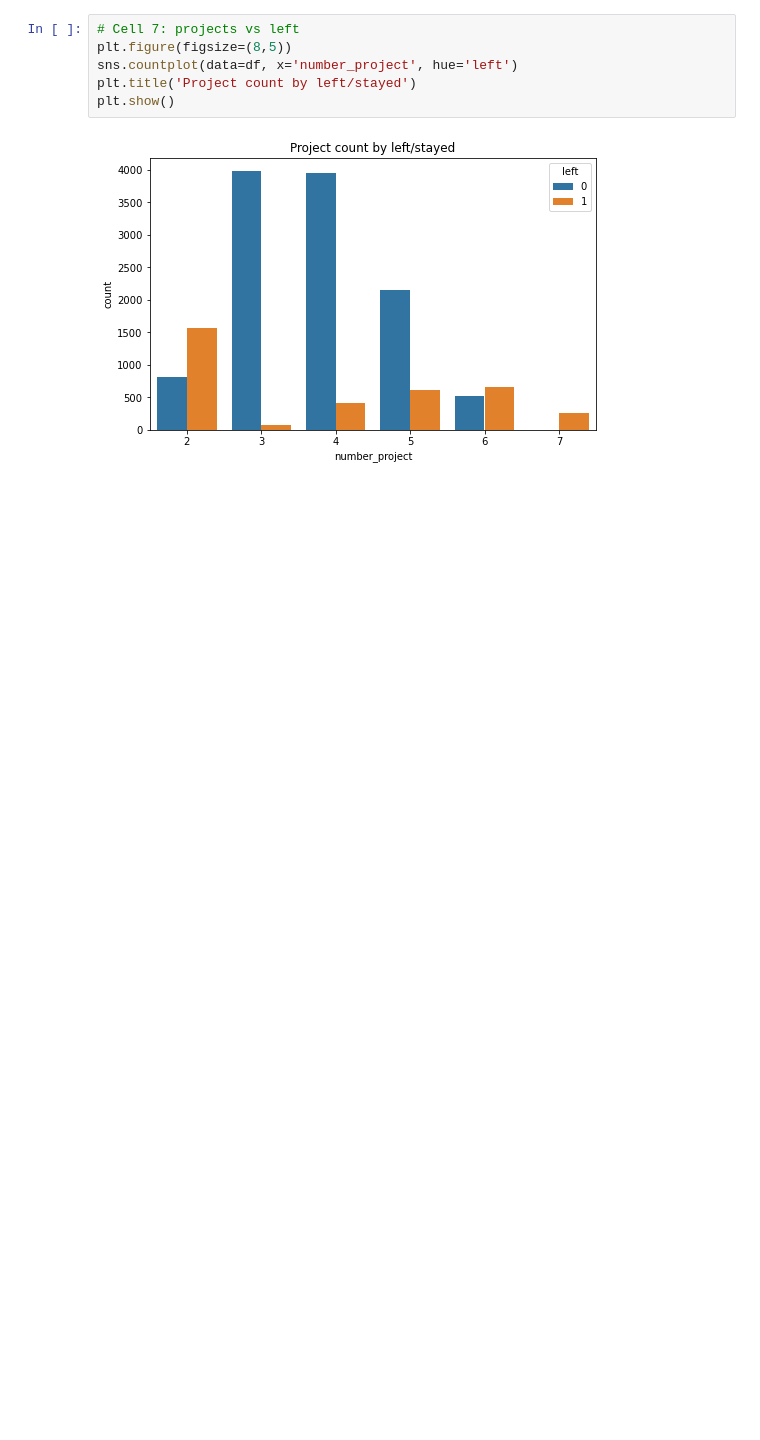
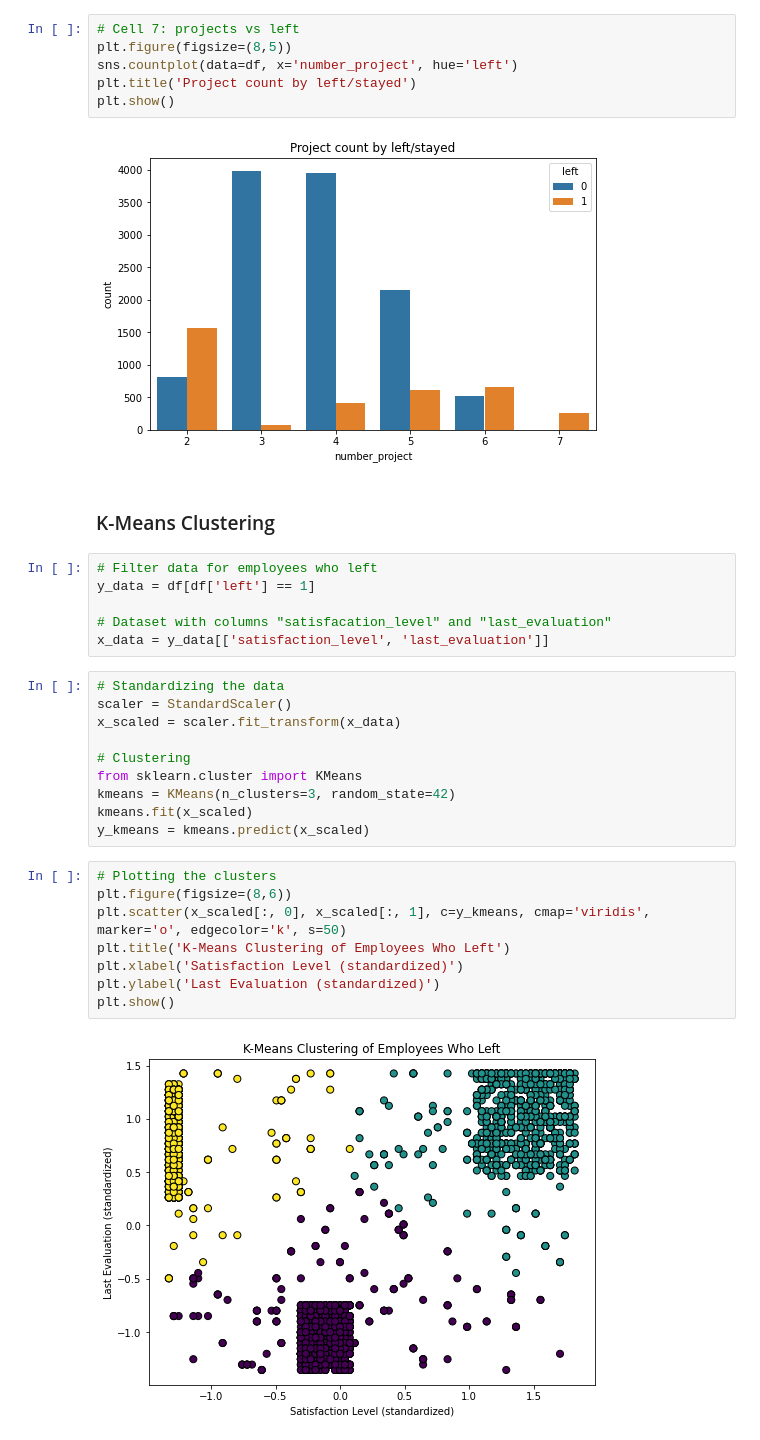
Before and after one commit to NitinJayavarapu12/Employee-Turnover-Analysis, a Jupyter notebook: Employee_Code.ipynb, the cells around one changed output. Cells and saved outputs as stored; diff of their text form; blank space fills up the shorter version.

```diff
--- a/Employee_Code.ipynb
+++ b/Employee_Code.ipynb
@@ -121,3 +136,31 @@ plt.title('Project count by left/stayed')
 plt.show()
 # %% [output]
 [figure]
+# %% [markdown]
+### K-Means Clustering
+# %%
+# Filter data for employees who left
+y_data = df[df['left'] == 1]
+
+# Dataset with columns "satisfacation_level" and "last_evaluation"
+x_data = y_data[['satisfaction_level', 'last_evaluation']]
+# %%
+# Standardizing the data
+scaler = StandardScaler()
+x_scaled = scaler.fit_transform(x_data)
+
+# Clustering
+from sklearn.cluster import KMeans
+kmeans = KMeans(n_clusters=3, random_state=42)
+kmeans.fit(x_scaled)
+y_kmeans = kmeans.predict(x_scaled)
+# %%
+# Plotting the clusters
+plt.figure(figsize=(8,6))
+plt.scatter(x_scaled[:, 0], x_scaled[:, 1], c=y_kmeans, cmap='viridis', marker='o', edgecolor='k', s=50)
+plt.title('K-Means Clustering of Employees Who Left')
+plt.xlabel('Satisfaction Level (standardized)')
+plt.ylabel('Last Evaluation (standardized)')
+plt.show()
+# %% [output]
+[figure, added]
```
Also changed, not shown: parts of 23 cells of this notebook.
